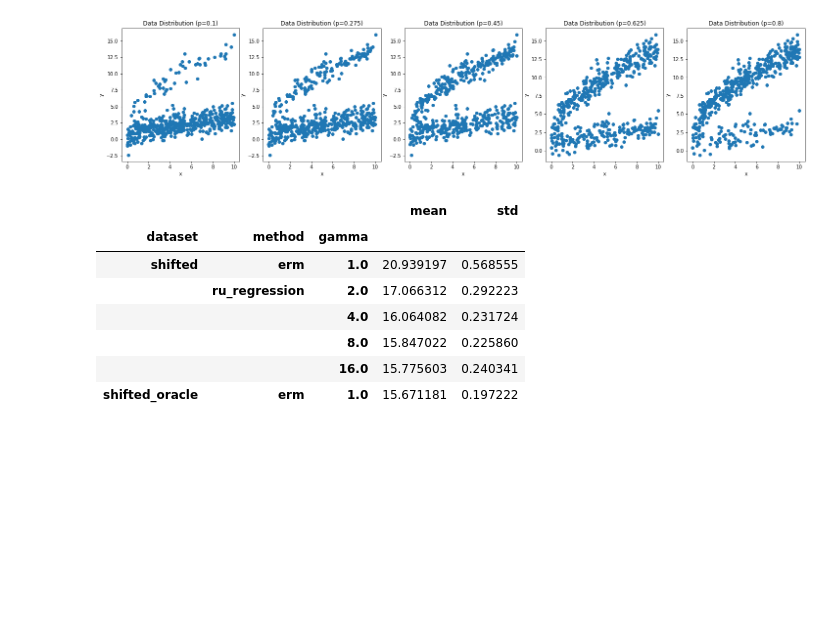
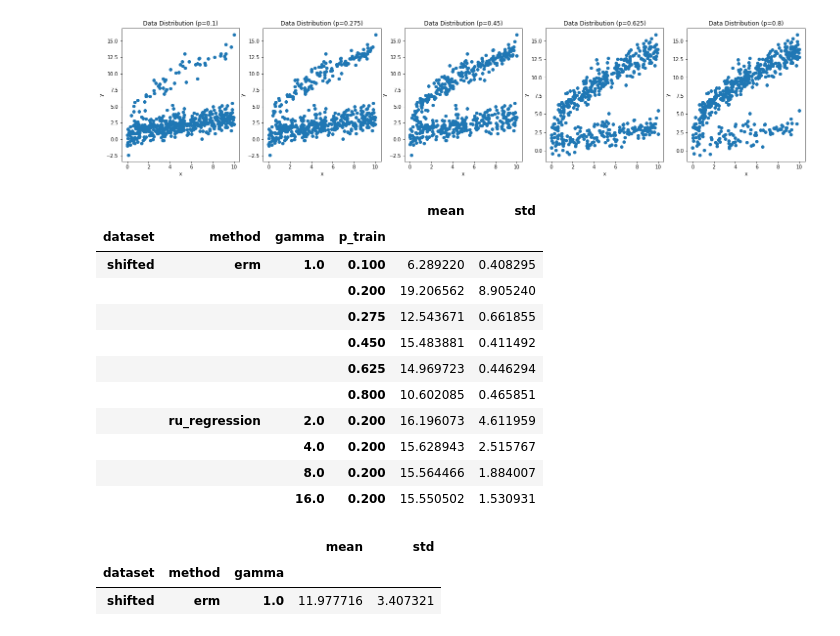
Before and after one commit to roshni714/ru_regression, a Jupyter notebook: distribution-shift-synthetic.ipynb, the cells around one changed output. Drawn from its saved outputs; the diff is of its cells as text; code cells hidden in the pictures; blank space fills up the shorter version.

```diff
--- a/distribution-shift-synthetic.ipynb
+++ b/distribution-shift-synthetic.ipynb
@@ -25,17 +25,27 @@ plt.savefig("figs/p_test_distributions.pdf")
 # %% [output]
 [figure]
 # %%
-df = pd.read_csv("results/sim.csv")
-df.groupby(["dataset", "method", "gamma"]).agg(["mean", "std"])["test_mse"]
+df = pd.read_csv("results/sim_sweep_p_test.csv")
+df.groupby(["dataset", "method", "gamma", "p_train"]).agg(["mean", "std"])["test_mse"]
 # %% [output]
-|  |  |  | mean | std |
-| dataset | method | gamma |  |  |
-| shifted | erm | 1.0 | 20.939197 | 0.568555 |
-|  | ru_regression | 2.0 | 17.066312 | 0.292223 |
-|  |  | 4.0 | 16.064082 | 0.231724 |
-|  |  | 8.0 | 15.847022 | 0.225860 |
-|  |  | 16.0 | 15.775603 | 0.240341 |
-| shifted_oracle | erm | 1.0 | 15.671181 | 0.197222 |
+|  |  |  |  | mean | std |
+| dataset | method | gamma | p_train |  |  |
+| shifted | erm | 1.0 | 0.100 | 6.289220 | 0.408295 |
+|  |  |  | 0.200 | 19.206562 | 8.905240 |
+|  |  |  | 0.275 | 12.543671 | 0.661855 |
+|  |  |  | 0.450 | 15.483881 | 0.411492 |
+|  |  |  | 0.625 | 14.969723 | 0.446294 |
+|  |  |  | 0.800 | 10.602085 | 0.465851 |
+|  | ru_regression | 2.0 | 0.200 | 16.196073 | 4.611959 |
+|  |  | 4.0 | 0.200 | 15.628943 | 2.515767 |
+|  |  | 8.0 | 0.200 | 15.564466 | 1.884007 |
+|  |  | 16.0 | 0.200 | 15.550502 | 1.530931 |
+# %%
+df[df["p_train"] == df["p_test"]].groupby(["dataset", "method", "gamma"]).agg(["mean", "std"])["test_mse"]
+# %% [output]
+|  |  |  | mean | std |
+| dataset | method | gamma |  |  |
+| shifted | erm | 1.0 | 11.977716 | 3.407321 |
 # %%
 df.groupby(["dataset", "method"]).agg(["mean", "std"])
 # %% [output]
```
Also changed, not shown: 13 other files.
